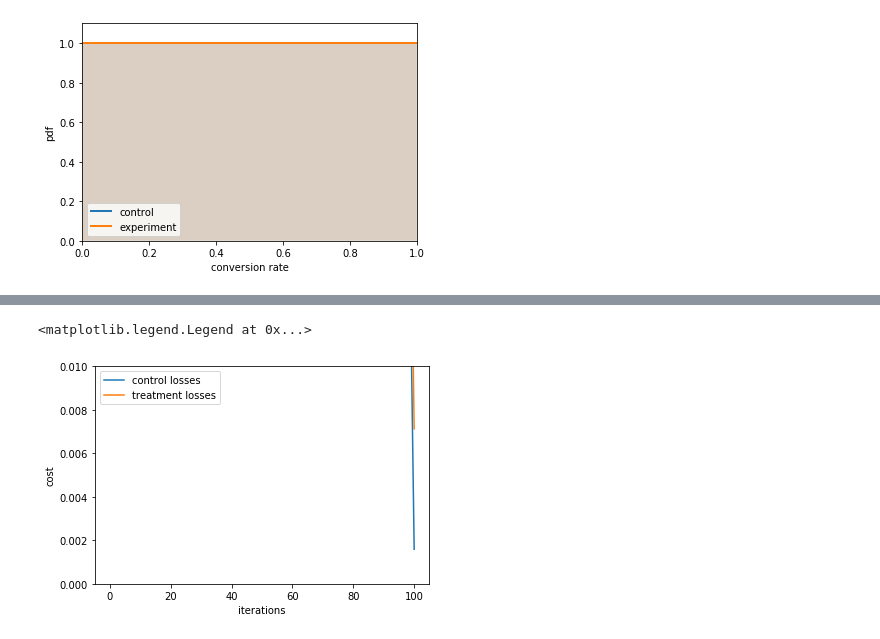
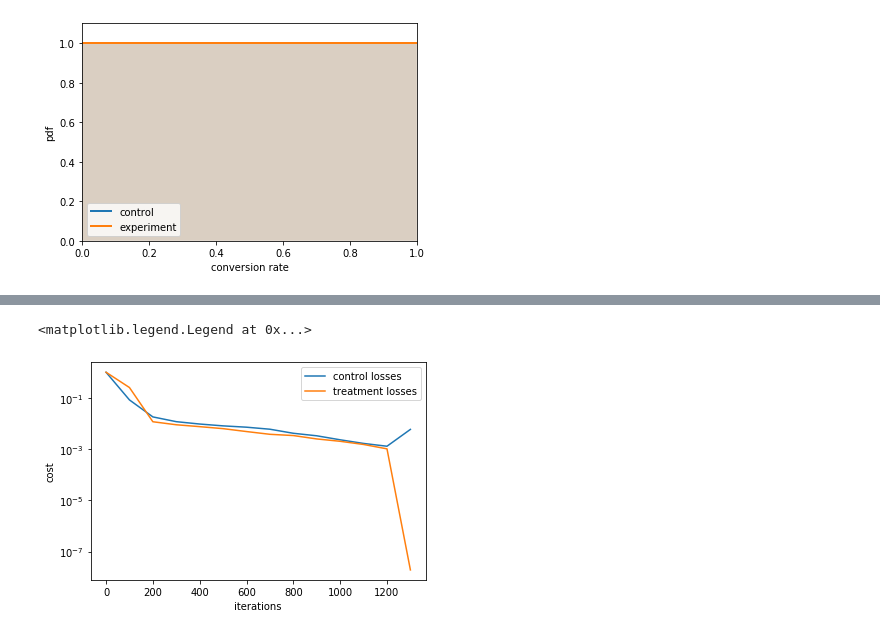
Before and after one commit to prateekpuri01/Bayesian_AB_testing, a Jupyter notebook: Bayesian AB Testing.ipynb, the cells around one changed output, grey strips where cells are left out. Cells and saved outputs as stored; diff of their text form; code cells hidden in the pictures.

```diff
--- a/Bayesian AB Testing.ipynb
+++ b/Bayesian AB Testing.ipynb
@@ -252,10 +260,9 @@ HTML(anim.to_html5_video())
 # %%
 import time
 
-testExp=Experiment(-.005,.02,.0001)
+testExp=Experiment(.0004,.002,.00004)
 start_time=time.time()
 testExp.declare_winner()
 stop_time=time.time()
-
-print('simulation run time: {} minutes'.format((stop_time-start_time)/60))
+print('simulation run time: {} minutes'.format(round((stop_time-start_time)/60,2)))
 # %% [output]
@@ -263,14 +279,14 @@ simulation run time: 0.04028867880503337 minutes
 # %%
 plt.figure()
 plt.plot([100*i for i in range(len(testExp.control_losses))],testExp.control_losses,label='control losses')
 plt.plot([100*i for i in range(len(testExp.control_losses))],testExp.treatment_losses,label='treatment losses')
 plt.xlabel('iterations')
 plt.ylabel('cost')
-plt.ylim(0,10**-2)
+plt.yscale('log')
 plt.legend()
 # %% [output]
 <matplotlib.legend.Legend at 0x...>
-[figure, old version]
+[figure, new version]
 # %%
 def moving_average(array,window_length=1):
     x=[array[0]]*len(array)
```
Also changed, not shown: parts of 4 cells of this notebook.
